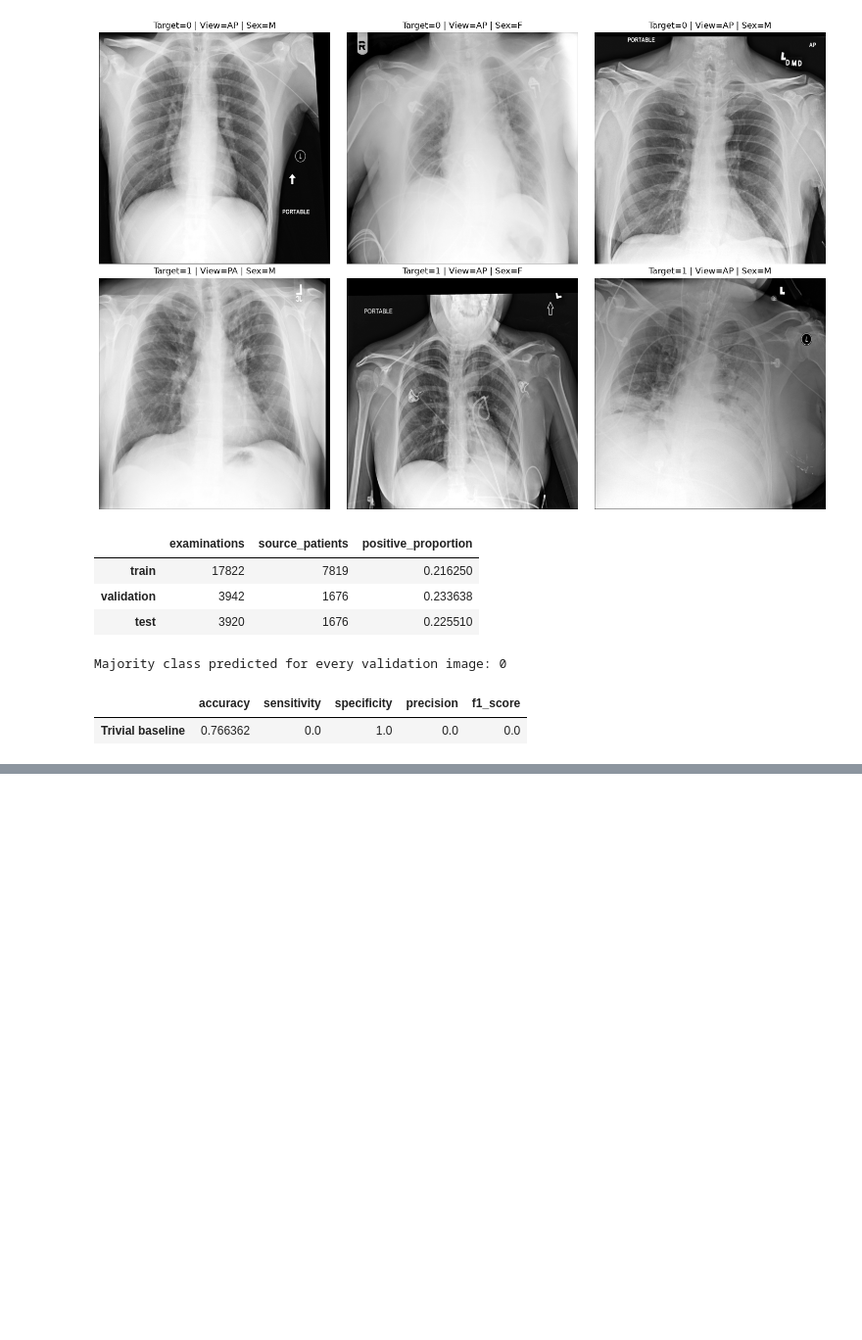
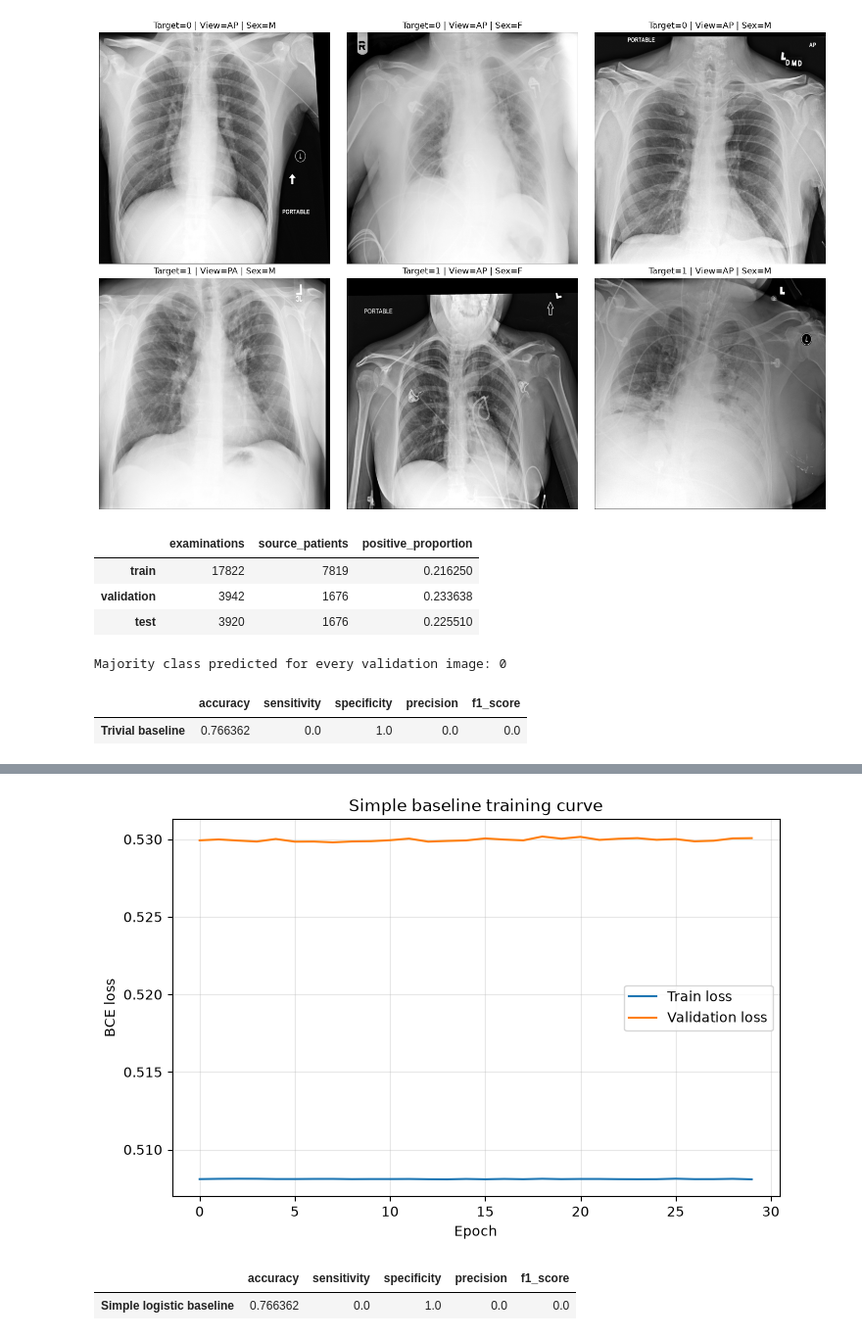
Before and after one commit to mohamedmaherabdalla/MedAI-A1, a Jupyter notebook: working.ipynb, the cells around one changed output, grey strips where cells are left out. Shown at 98% size. Cells and saved outputs as stored; diff of their text form; code cells hidden in the pictures; blank space fills up the shorter version.

```diff
--- a/working.ipynb
+++ b/working.ipynb
@@ -409,0 +448,8 @@ Majority class predicted for every validation image: 0
+# %%
+train_features = build_feature_table(train_df, "train")
+val_features = build_feature_table(val_df, "validation")
+
+display(train_features.head())
+
+assert train_features[FEATURE_COLUMNS].notna().all().all()
+assert val_features[FEATURE_COLUMNS].notna().all().all()
@@ -409,0 +463,14 @@ Majority class predicted for every validation image: 0
+# %%
+X_train = train_features[FEATURE_COLUMNS]
+y_train = train_features["Target"]
+
+X_val = val_features[FEATURE_COLUMNS]
+y_val = val_features["Target"]
+
+scaler = StandardScaler()
+
+X_train_scaled = scaler.fit_transform(X_train)
+X_val_scaled = scaler.transform(X_val)
+
+assert np.isfinite(X_train_scaled).all()
+assert np.isfinite(X_val_scaled).all()
@@ -409,0 +582,43 @@ Majority class predicted for every validation image: 0
+# %%
+plt.figure(figsize=(8, 5))
+
+plt.plot(train_losses, label="Train loss")
+plt.plot(val_losses, label="Validation loss")
+
+plt.xlabel("Epoch")
+plt.ylabel("BCE loss")
+plt.title("Simple baseline training curve")
+plt.legend()
+plt.grid(alpha=0.3)
+
+plt.show()
+# %% [output]
+[figure, added]
+# %%
+with torch.no_grad():
+    val_logits = baseline_model(X_val_tensor)
+
+val_probabilities = torch.sigmoid(val_logits).squeeze(1).cpu().numpy()
+val_predictions = (val_probabilities >= 0.5).astype(int)
+
+tn, fp, fn, tp = confusion_matrix(
+    y_val,
+    val_predictions,
+    labels=[0, 1],
+).ravel()
+
+simple_baseline_metrics = pd.DataFrame(
+    {
+        "accuracy": [accuracy_score(y_val, val_predictions)],
+        "sensitivity": [recall_score(y_val, val_predictions, zero_division=0)],
+        "specificity": [tn / (tn + fp)],
+        "precision": [precision_score(y_val, val_predictions, zero_division=0)],
+        "f1_score": [f1_score(y_val, val_predictions, zero_division=0)],
+    },
+    index=["Simple logistic baseline"],
+)
+
+display(simple_baseline_metrics)
+# %% [output]
+|  | accuracy | sensitivity | specificity | precision | f1_score |
+| Simple logistic baseline | 0.766362 | 0.0 | 1.0 | 0.0 | 0.0 |
```
Also changed, not shown: parts of 13 cells of this notebook.
